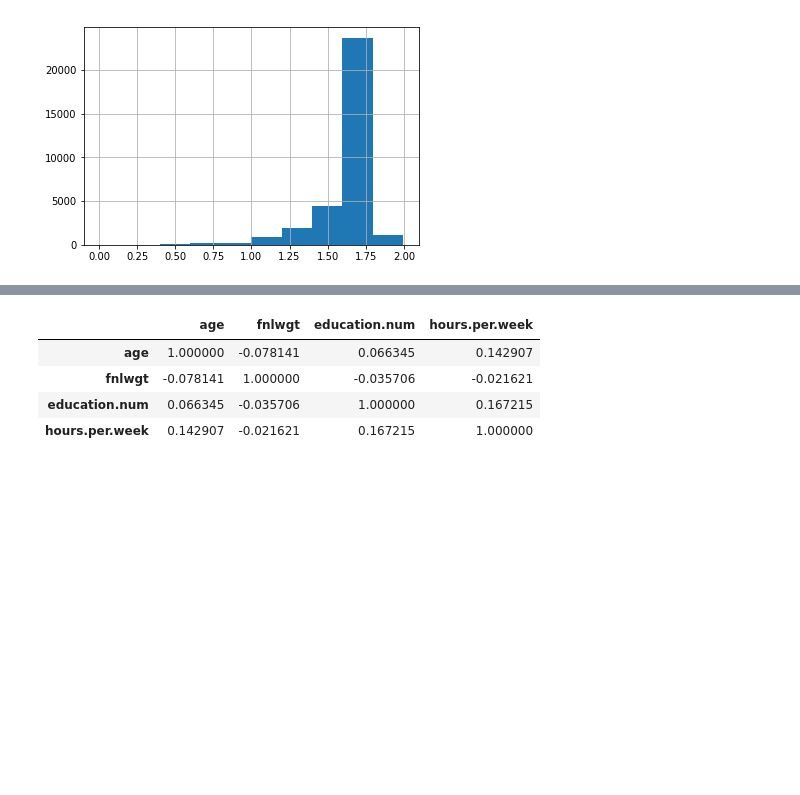
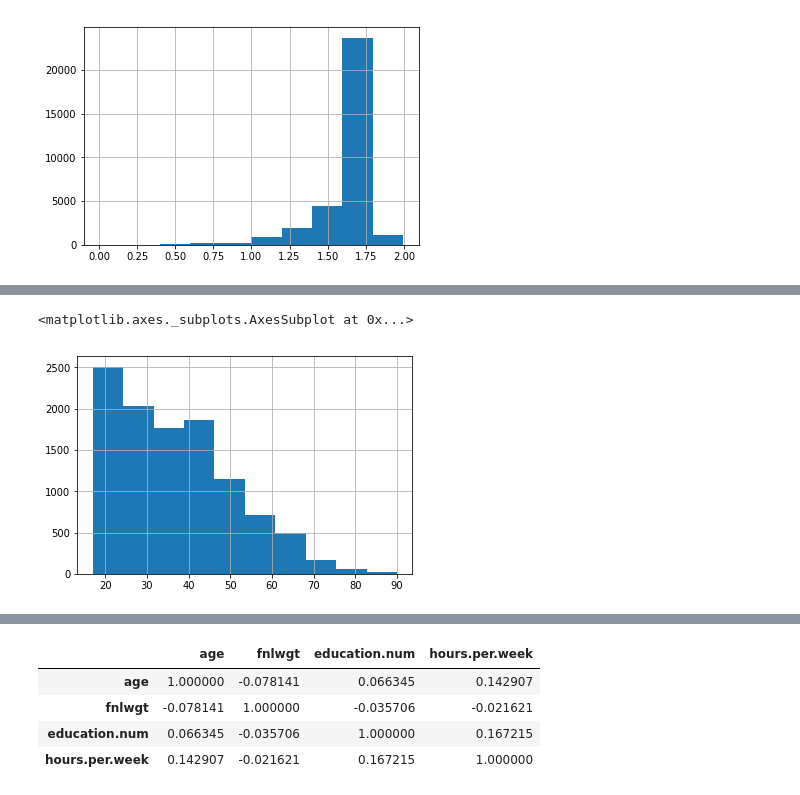
Before and after one commit to glm97/Gender-Inequality, a Jupyter notebook: gender-inequality.ipynb, the cells around one changed output, grey strips where cells are left out. Saved outputs shown, nothing was run; the diff lists cells and outputs as text; code cells hidden in the pictures; blank space fills up the shorter version.

```diff
--- a/gender-inequality.ipynb
+++ b/gender-inequality.ipynb
@@ -341,0 +282,5 @@ O percentual de mulheres que recebem mais de 50K é 15.036347404667772
+# %%
+base1[(base1['sex'] == 'Female')]['age'].hist()
+# %% [output]
+<matplotlib.axes._subplots.AxesSubplot at 0x...>
+[figure, added]
```
Also changed, not shown: parts of 76 cells of this notebook, 1 other file.
